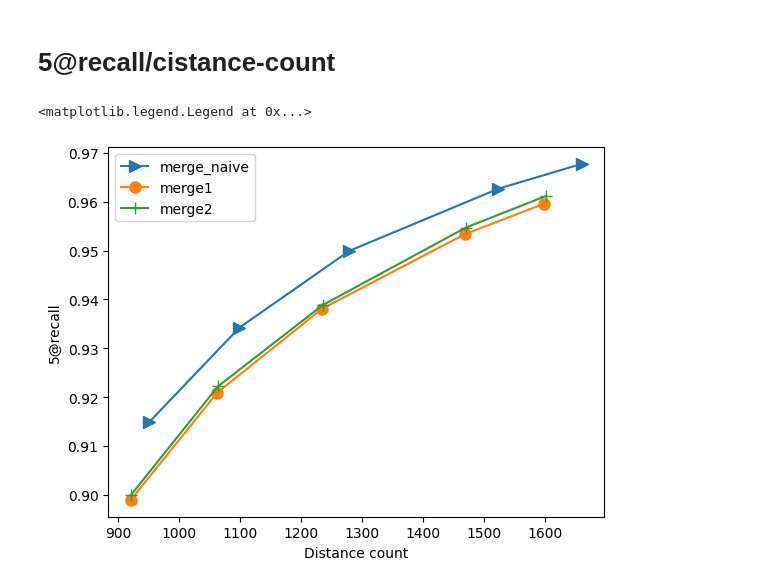
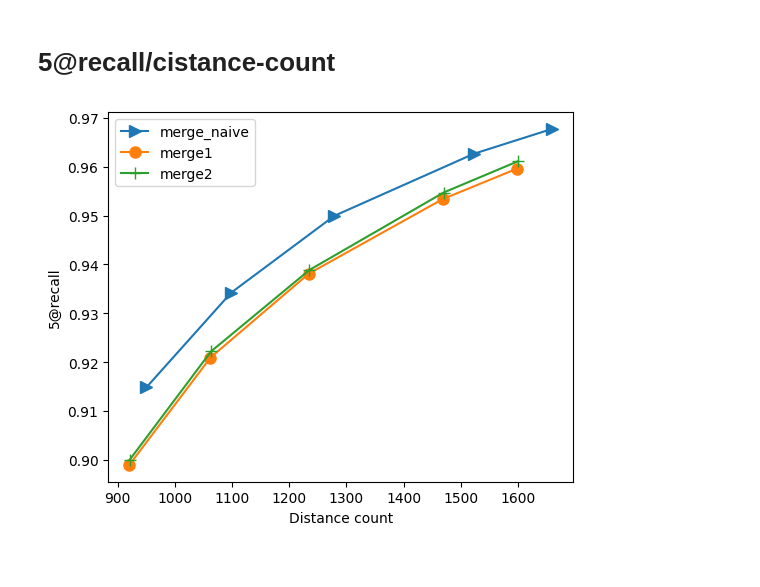
Before and after one commit to yugabyte/merging-navigable-graphs, a Jupyter notebook: plot-results.ipynb, the cells around one changed output. Drawn from its saved outputs; the diff is of its cells as text; code cells hidden in the pictures.

```diff
--- a/plot-results.ipynb
+++ b/plot-results.ipynb
@@ -23,15 +29,17 @@ plt.show()
 recall_cols = [c for c in df if c[-6:]=='recall']
 dist_count_cols = [c for c in df if c[-10:]=='dist count']
 # %%
+_fig, ax = plt.subplots()
 for (i, row), marker in zip(df.iterrows(), '>o+*^'):
     plt.plot(row[dist_count_cols],
              row[recall_cols],
              label=row.algorithm,
              marker=marker,
              markersize=8)
 plt.xlabel("Distance count")
 plt.ylabel("5@recall")
 plt.legend()
+_fig.set_figwidth(6)
+plt.savefig('paper/figs/recall-comparsion.pdf')
 # %% [output]
-<matplotlib.legend.Legend at 0x...>
-[figure, old version]
+[figure, new version]
```
Also changed, not shown: parts of 2 cells of this notebook.
